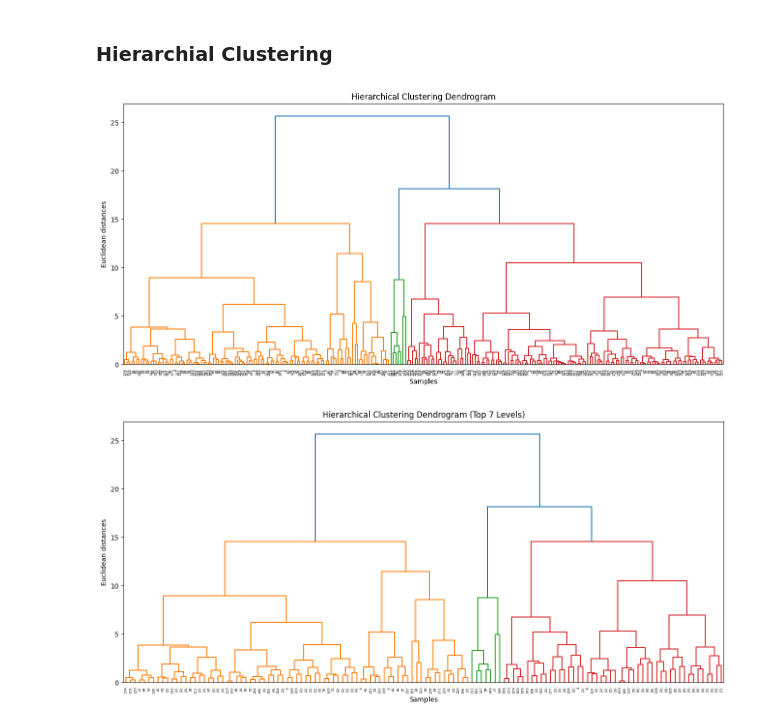
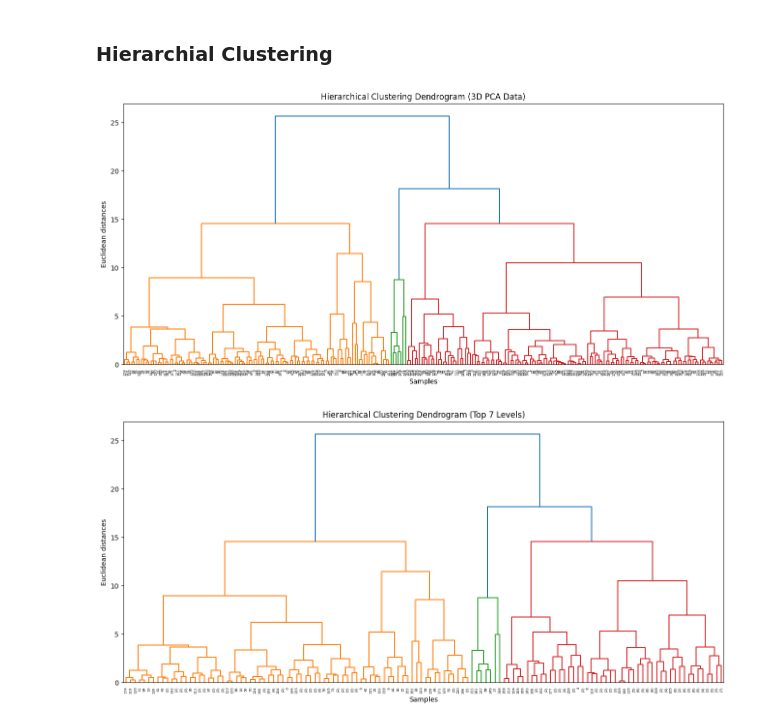
Before and after one commit to KenzieHensel/Project, a Jupyter notebook: Module_2/Clustering.ipynb, the cells around one changed output. Saved outputs shown, nothing was run; the diff lists cells and outputs as text; code cells hidden in the pictures.

```diff
--- a/Module_2/Clustering.ipynb
+++ b/Module_2/Clustering.ipynb
@@ -168,14 +168,16 @@ pca_df_sample = pd.DataFrame(pca_result_sample, columns=['PC1', 'PC2', 'PC3'])
 # %%
 # Hierarchical Clustering with Dendrogram
 plt.figure(figsize=(16, 7))
-dendrogram = sch.dendrogram(sch.linkage(pca_result_sample, method='ward'))
+dendrogram = sch.dendrogram(sch.linkage(pca_result_sample[:, :3], method='ward'))  # Use only the first 3 PCA components
+
+ax = plt.gca()
 ax.set_facecolor('white')
-plt.title('Hierarchical Clustering Dendrogram')
+plt.title('Hierarchical Clustering Dendrogram (3D PCA Data)')
 plt.xlabel('Samples')
 plt.ylabel('Euclidean distances')
 plt.show()
 # %% [output]
-[figure, old version]
+[figure, new version]
 # %%
 # Hierarchical Clustering with Dendrogram, showing only top 7 levels
 plt.figure(figsize=(16, 7))
```
Also changed, not shown: parts of 3 cells of this notebook, 21 other files.
